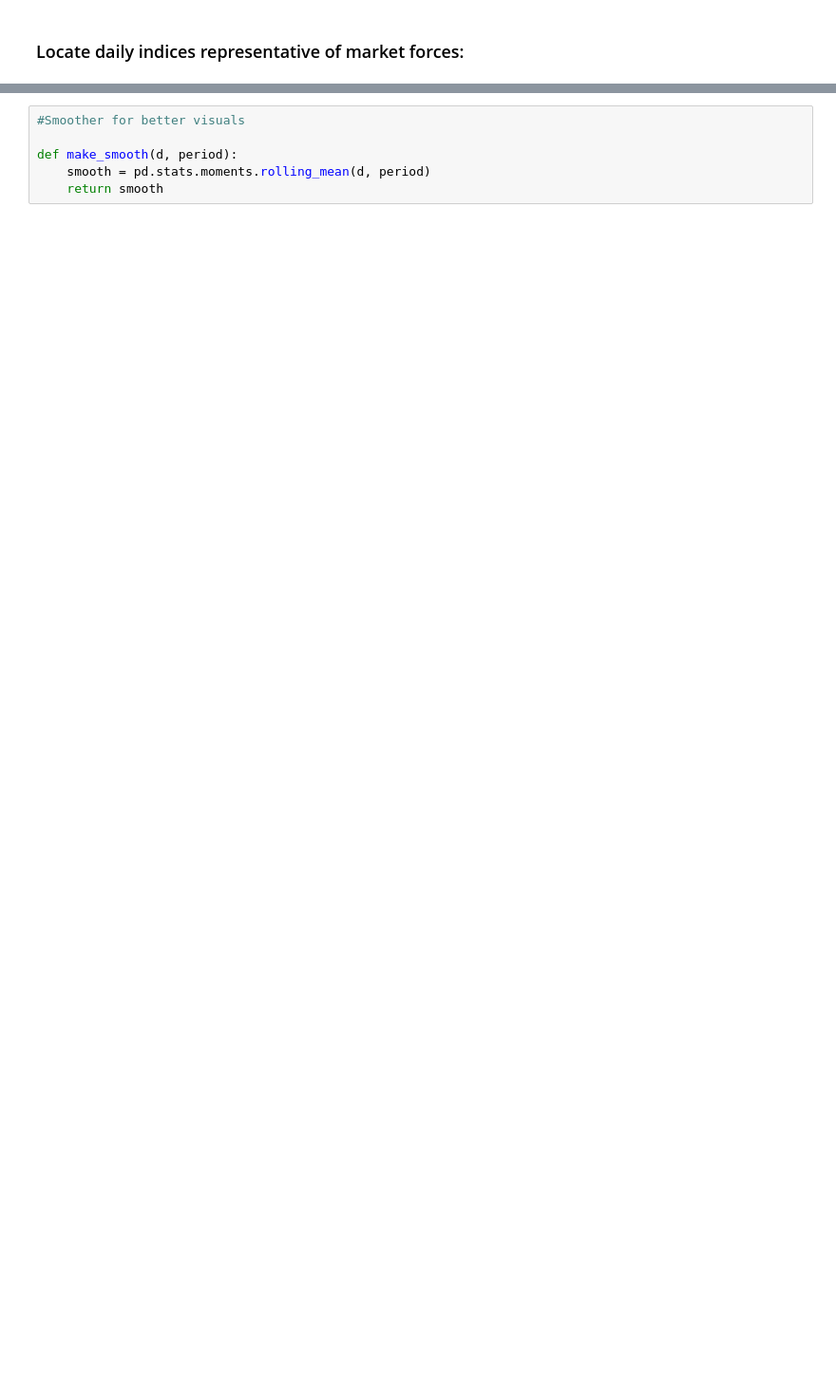
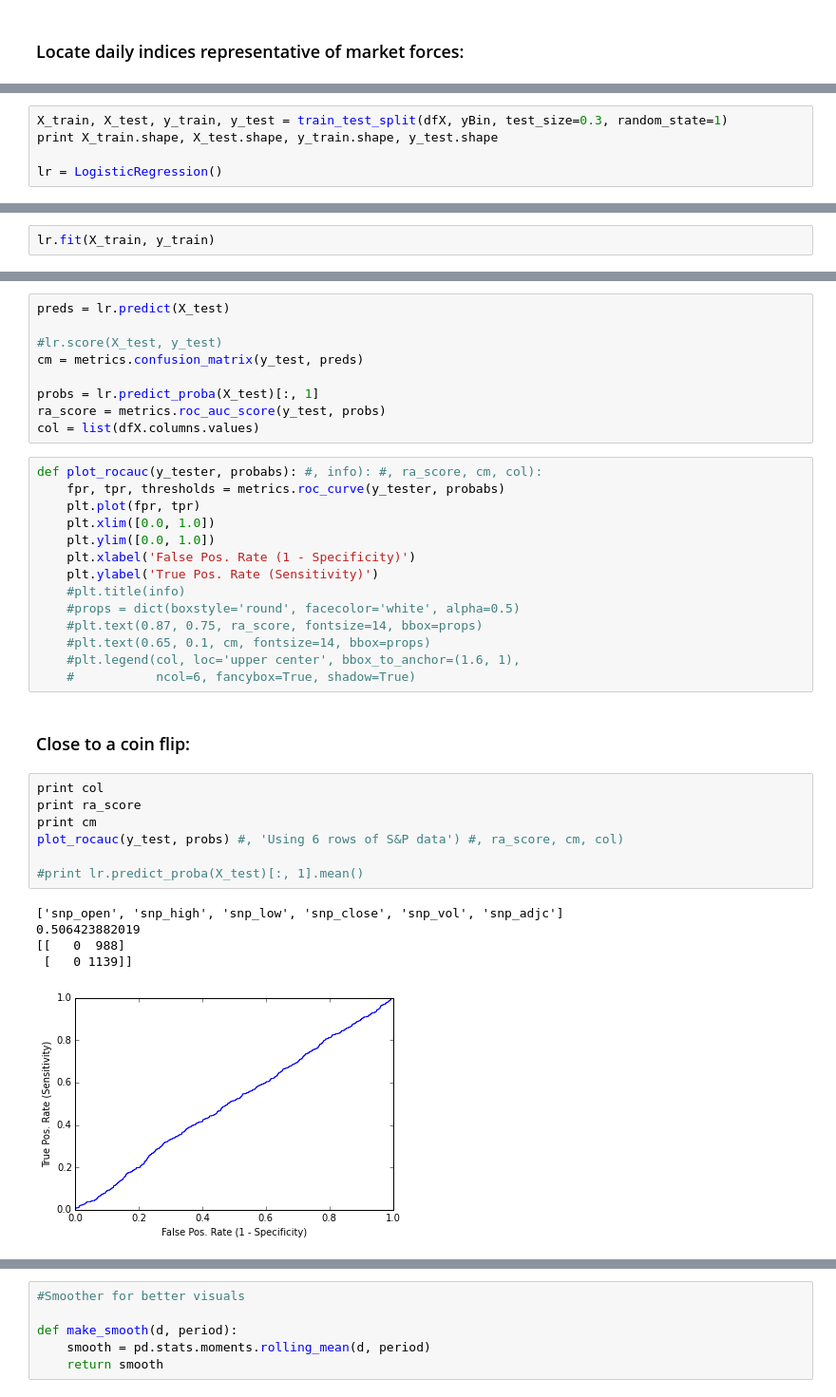
Before and after one commit to michaelsmirnoff/SF_DAT_15_WORK, a Jupyter notebook: brennan/eco_trends.ipynb, the cells around one changed output, grey strips where cells are left out. Shown at 95% size. Saved outputs shown, nothing was run; the diff lists cells and outputs as text; blank space fills up the shorter version.

```diff
--- a/brennan/eco_trends.ipynb
+++ b/brennan/eco_trends.ipynb
@@ -127,0 +139,5 @@ plt.title("MACD differential: 26 vs. 12 day")
+# %%
+X_train, X_test, y_train, y_test = train_test_split(dfX, yBin, test_size=0.3, random_state=1)
+print X_train.shape, X_test.shape, y_train.shape, y_test.shape
+
+lr = LogisticRegression()
@@ -127,0 +146,2 @@ plt.title("MACD differential: 26 vs. 12 day")
+# %%
+lr.fit(X_train, y_train)
@@ -127,0 +151,38 @@ plt.title("MACD differential: 26 vs. 12 day")
+# %%
+preds = lr.predict(X_test)
+
+#lr.score(X_test, y_test)
+cm = metrics.confusion_matrix(y_test, preds)
+
+probs = lr.predict_proba(X_test)[:, 1]
+ra_score = metrics.roc_auc_score(y_test, probs)
+col = list(dfX.columns.values)
+# %%
+def plot_rocauc(y_tester, probabs): #, info): #, ra_score, cm, col):
+    fpr, tpr, thresholds = metrics.roc_curve(y_tester, probabs)
+    plt.plot(fpr, tpr)
+    plt.xlim([0.0, 1.0])
+    plt.ylim([0.0, 1.0])
+    plt.xlabel('False Pos. Rate (1 - Specificity)')
+    plt.ylabel('True Pos. Rate (Sensitivity)')
+    #plt.title(info)
+    #props = dict(boxstyle='round', facecolor='white', alpha=0.5)
+    #plt.text(0.87, 0.75, ra_score, fontsize=14, bbox=props)
+    #plt.text(0.65, 0.1, cm, fontsize=14, bbox=props)
+    #plt.legend(col, loc='upper center', bbox_to_anchor=(1.6, 1),
+    #           ncol=6, fancybox=True, shadow=True)
+# %% [markdown]
+### Close to a coin flip:
+# %%
+print col
+print ra_score
+print cm
+plot_rocauc(y_test, probs) #, 'Using 6 rows of S&P data') #, ra_score, cm, col)
+
+#print lr.predict_proba(X_test)[:, 1].mean()
+# %% [output]
+['snp_open', 'snp_high', 'snp_low', 'snp_close', 'snp_vol', 'snp_adjc']
+0.506423882019
+[[   0  988]
+ [   0 1139]]
+[figure, added]
```
Also changed, not shown: parts of 148 cells of this notebook.
